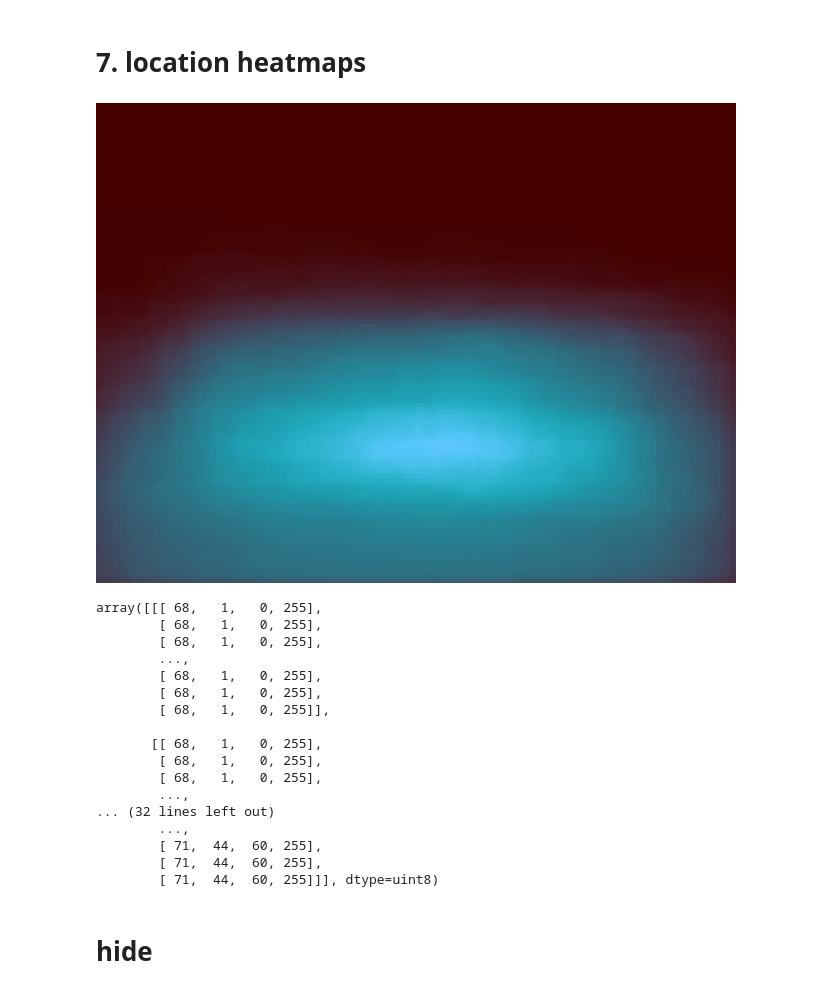
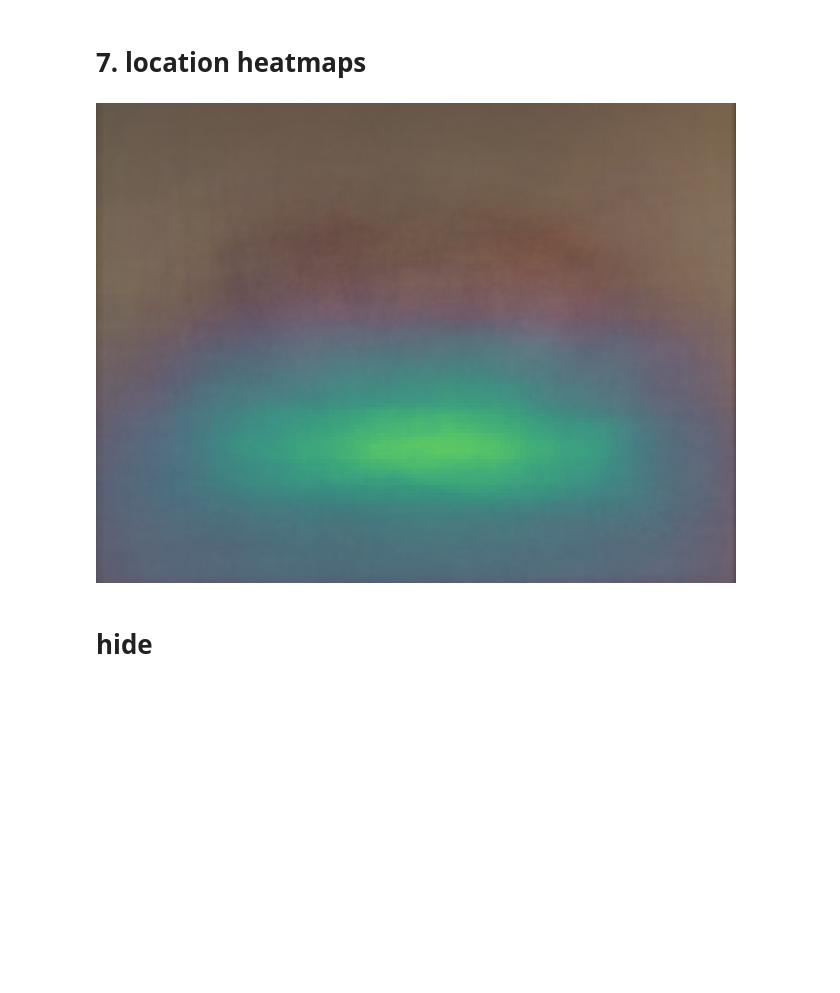
Before and after one commit to drschwenk/analyze_ds, a Jupyter notebook: analysis.ipynb, the cells around one changed output. Drawn from its saved outputs; the diff is of its cells as text; code cells hidden in the pictures; blank space fills up the shorter version.

Commit message:
fixed heatmap bug

```diff
--- a/analysis.ipynb
+++ b/analysis.ipynb
@@ -410,8 +410,8 @@ def make_heatmap(segm_avg):
     figure = ent_hm.get_figure()
 
     canvas = FigureCanvas(figure)
+    fig = Figure()
     ax = fig.gca()
-    ax.text(0.0,0.0,"Test", fontsize=45)
     ax.axis('off')
 
     canvas.draw()
@@ -432,17 +432,17 @@ def make_heatmap(segm_avg):
 
 def overlay_heatmap(avg_img, heatmap_img):
     avg_img = avg_img.convert("RGBA")
+    hm_gray = np.array(heatmap_img.convert('L'))
     heatmap_img = heatmap_img.convert("RGBA")
 
-    img_gray = np.array(heatmap_img.convert('L'))
-    max_mag = img_gray.max()
-    min_mag = img_gray.min()
+    max_mag = hm_gray.max()
+    min_mag = hm_gray.min()
 
     width, height = heatmap_img.size
-    pixdata = heatmap.load()
+    pixdata = heatmap_img.load()
     for y in range(height):
         for x in range(width):
-            pixmag = img_gray[y, x]
+            pixmag = hm_gray[y, x]
             alpha_val = int(255 * (pixmag - min_mag) / (max_mag - min_mag))
             pixdata[x, y] = (*pixdata[x, y][:-1], alpha_val)
     r, g, b, a = heatmap_img.split()
@@ -454,37 +454,17 @@ def overlay_heatmap(avg_img, heatmap_img):
 test_ents = [obj for vid in dataset for obj in vid.data()['objects'] if 'couch' in obj.data()['entityLabel']]
 # test_ents = [obj for vid in dataset for obj in vid.data()['objects'] if 'hammer' in obj.data()['entityLabel']]
 
-avg_masks = average_ent_segments(tqdm(test_ents))
+# avg_masks = average_ent_segments(tqdm(test_ents))
 # %%
 %%capture
 avg_bg = pil.fromarray(avg_image)
 heatmap = make_heatmap(avg_masks)
 # %%
 heatmap_viz = overlay_heatmap(avg_bg, heatmap)
-# %%
-heatmap
-# %% [output]
-[figure, removed]
-# %%
-np.array(heatmap_viz)
-# %% [output]
-array([[[ 68,   1,   0, 255],
-        [ 68,   1,   0, 255],
-        [ 68,   1,   0, 255],
-        ...,
-        [ 68,   1,   0, 255],
-        [ 68,   1,   0, 255],
-        [ 68,   1,   0, 255]],
-
-       [[ 68,   1,   0, 255],
-        [ 68,   1,   0, 255],
-        [ 68,   1,   0, 255],
-        ...,
-... (32 lines left out)
-        ...,
-        [ 71,  44,  60, 255],
-        [ 71,  44,  60, 255],
-        [ 71,  44,  60, 255]]], dtype=uint8)
+# %%
+heatmap_viz
+# %% [output]
+[figure, added]
 # %% [markdown]
 # hide
 # %%
```
Also changed, not shown: parts of 1 cell of this notebook.
